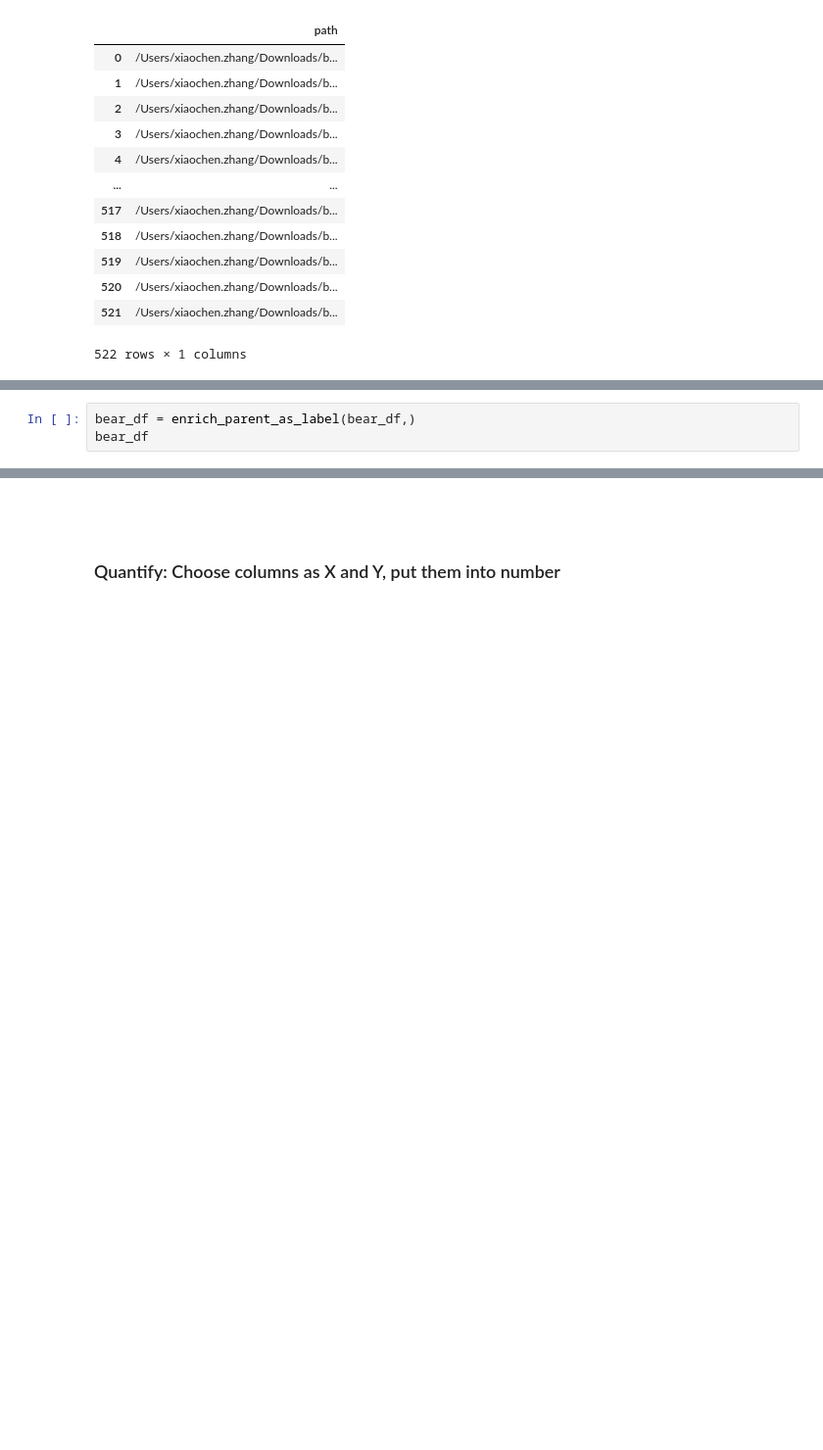
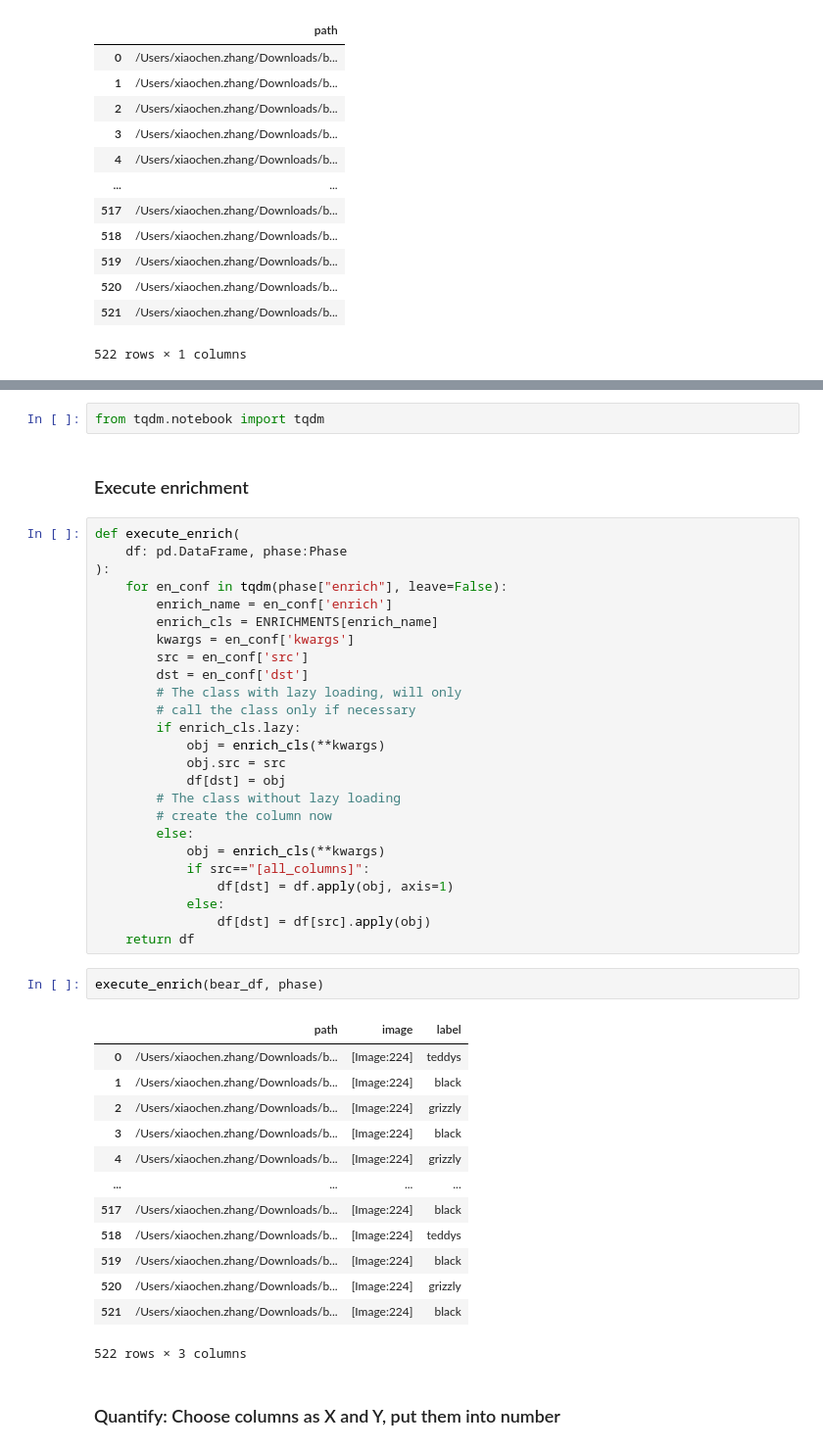
Before and after one commit to tcengine/tai-chi, a Jupyter notebook: nbs/unpackai_dev_plan.ipynb, the cells around one changed output, grey strips where cells are left out. Shown at 98% size. Drawn from its saved outputs; the diff is of its cells as text; blank space fills up the shorter version.

Commit message:
💪🏻 enrich baseline

```diff
--- a/nbs/unpackai_dev_plan.ipynb
+++ b/nbs/unpackai_dev_plan.ipynb
@@ -483,3 +559,0 @@ interactive(children=(Dropdown(description='src', options=('[all_columns]', 'pat
-# %%
-bear_df = enrich_parent_as_label(bear_df,)
-bear_df
@@ -500,5 +582,48 @@ bear_df
+# %%
+from tqdm.notebook import tqdm
 # %% [markdown]
-###
+### Execute enrichment
+# %%
+def execute_enrich(
+    df: pd.DataFrame, phase:Phase
+):
+    for en_conf in tqdm(phase["enrich"], leave=False):
+        enrich_name = en_conf['enrich']
+        enrich_cls = ENRICHMENTS[enrich_name]
+        kwargs = en_conf['kwargs']
+        src = en_conf['src']
+        dst = en_conf['dst']
+        # The class with lazy loading, will only
+        # call the class only if necessary
+        if enrich_cls.lazy:
+            obj = enrich_cls(**kwargs)
+            obj.src = src
+            df[dst] = obj
+        # The class without lazy loading
+        # create the column now
+        else:
+            obj = enrich_cls(**kwargs)
+            if src=="[all_columns]":
+                df[dst] = df.apply(obj, axis=1)
+            else:
+                df[dst] = df[src].apply(obj)
+    return df
+# %%
+execute_enrich(bear_df, phase)
+# %% [output]
+|  | path | image | label |
+| 0 | /Users/xiaochen.zhang/Downloads/b... | [Image:224] | teddys |
+| 1 | /Users/xiaochen.zhang/Downloads/b... | [Image:224] | black |
+| 2 | /Users/xiaochen.zhang/Downloads/b... | [Image:224] | grizzly |
+| 3 | /Users/xiaochen.zhang/Downloads/b... | [Image:224] | black |
+| 4 | /Users/xiaochen.zhang/Downloads/b... | [Image:224] | grizzly |
+| ... | ... | ... | ... |
+| 517 | /Users/xiaochen.zhang/Downloads/b... | [Image:224] | black |
+| 518 | /Users/xiaochen.zhang/Downloads/b... | [Image:224] | teddys |
+| 519 | /Users/xiaochen.zhang/Downloads/b... | [Image:224] | black |
+| 520 | /Users/xiaochen.zhang/Downloads/b... | [Image:224] | grizzly |
+| 521 | /Users/xiaochen.zhang/Downloads/b... | [Image:224] | black |
+522 rows × 3 columns
 # %% [markdown]
 ### Quantify: Choose columns as X and Y, put them into number
 # %%
```
Also changed, not shown: parts of 37 cells of this notebook.
